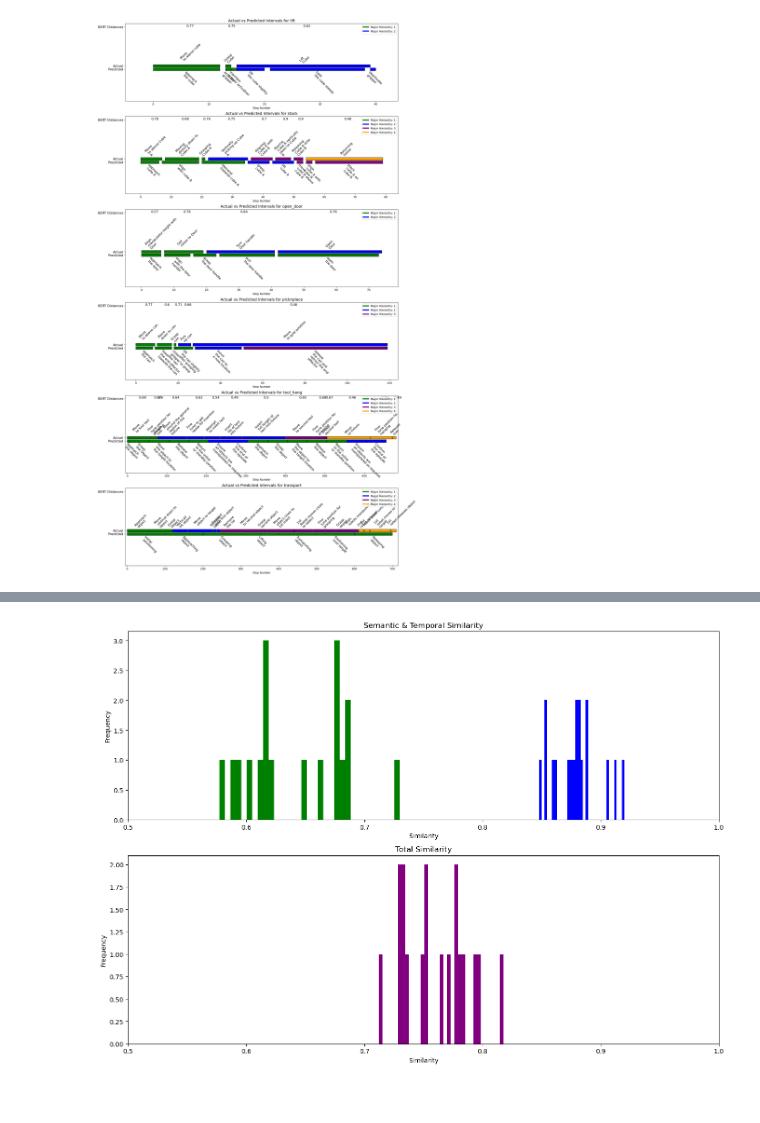
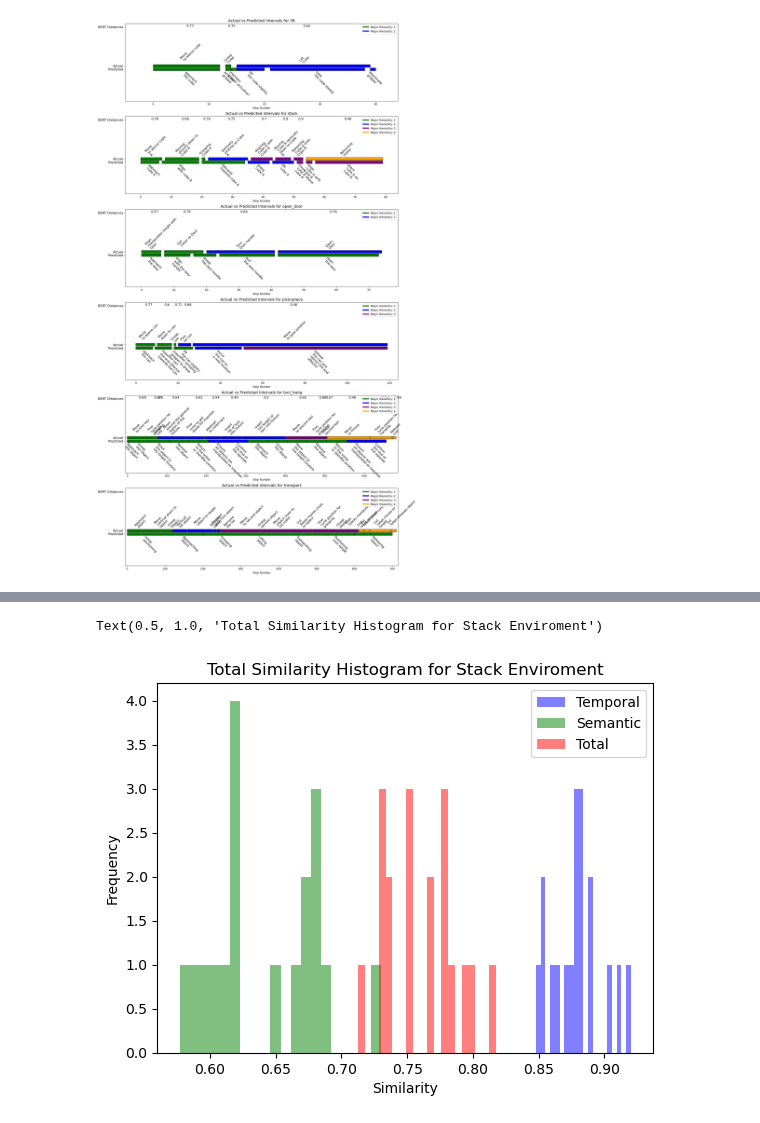
Before and after one commit to jsalfity/task_decomposition, a Jupyter notebook: task_decomposition/analysis/compare_GPT_groundtruth.ipynb, the cells around one changed output, grey strips where cells are left out. Drawn from its saved outputs; the diff is of its cells as text; code cells hidden in the pictures; blank space fills up the shorter version.

Commit message:
visualizations updated

```diff
--- a/task_decomposition/analysis/compare_GPT_groundtruth.ipynb
+++ b/task_decomposition/analysis/compare_GPT_groundtruth.ipynb
@@ -441,22 +448,10 @@ Total mean: 0.76, std: 0.03
-# %%
-def histogram(data, title, color, ax=None,):
-    '''
-    Create a histogram of the data
-    '''
-    ax = ax or plt.gca()
-    ax.hist(data, bins=33, color=color)
-    ax.set_title(title)
-    ax.set_xlabel("Similarity")
-    ax.set_ylabel("Frequency")
-    ax.set_xlim(0.5, 1)
-
-
-# create new figure that will have 3 histogram subplots
-fig, axs = plt.subplots(2, figsize=(14, 10))
-histogram(temporal_similarity, "Temporal Similarity", color="blue", ax=axs[0])
-histogram(semantic_similarity, "Semantic & Temporal Similarity", color="green", ax=axs[0])
-histogram(total_similarity, "Total Similarity", color="purple", ax=axs[1])
-plt.tight_layout()
-plt.show()
-# %% [output]
-[figure, removed]
+# %%
+# create new figure that will have 3 histogram total
+# for the subplots that have two histograms, we need to label the histograms
+histogram(temporal_similarity, color="blue", label="Temporal")
+histogram(semantic_similarity, color="green", label="Semantic")
+histogram(total_similarity, color="red", label="Total")
+plt.title(f"Total Similarity Histogram for {env_name} Enviroment")
+# %% [output]
+Text(0.5, 1.0, 'Total Similarity Histogram for Stack Enviroment')
+[figure, added]
```
Also changed, not shown: parts of 1 cell of this notebook, 1 other file.
